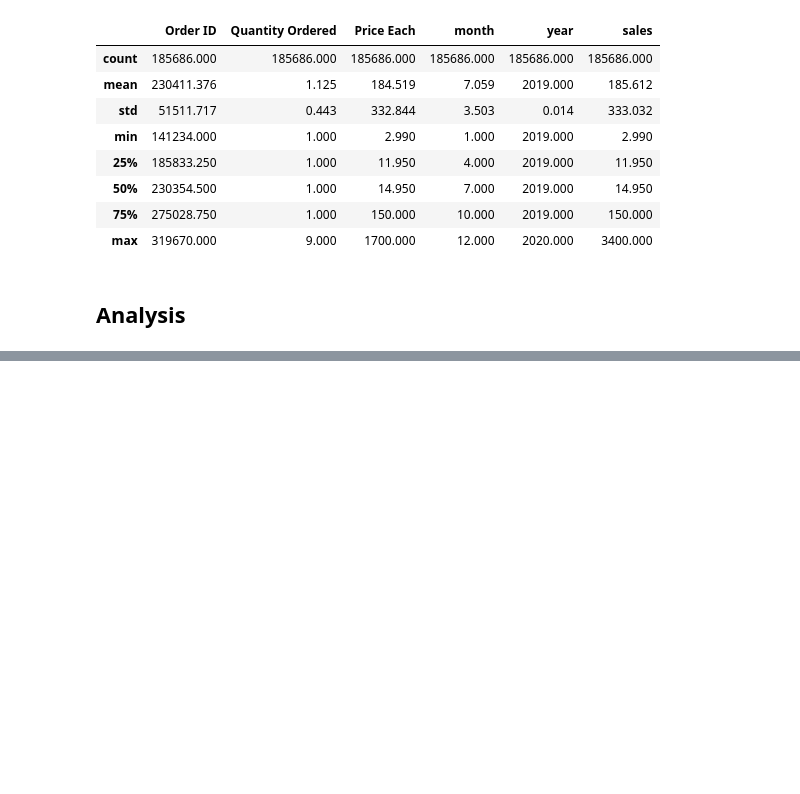
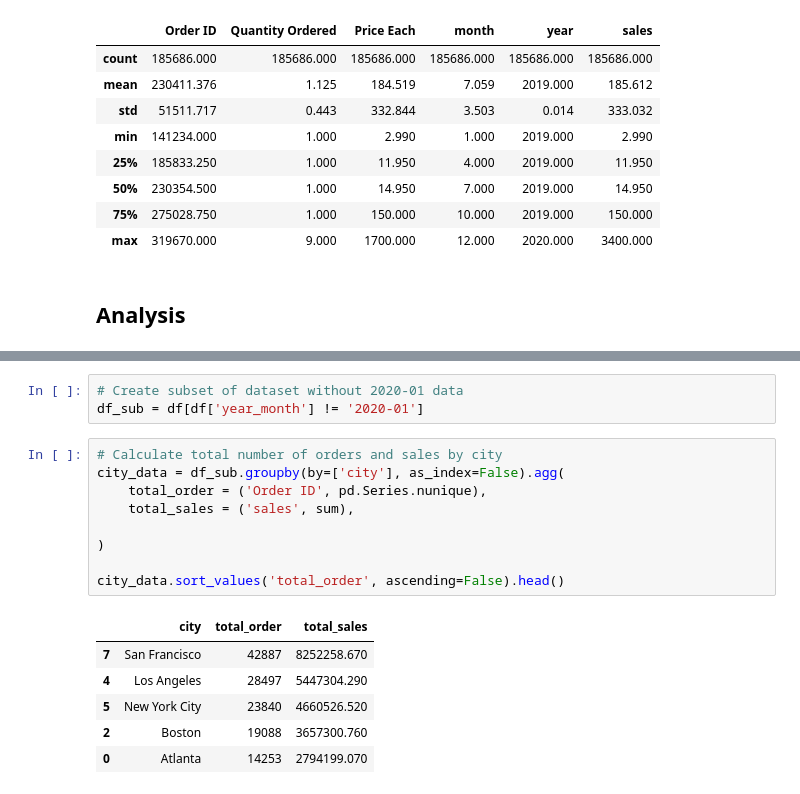
Before and after one commit to ndnyp/Product-Sales-Analysis, a Jupyter notebook: product_sales_analysis_notebook.ipynb, the cells around one changed output, grey strips where cells are left out. Drawn from its saved outputs; the diff is of its cells as text; blank space fills up the shorter version.

```diff
--- a/product_sales_analysis_notebook.ipynb
+++ b/product_sales_analysis_notebook.ipynb
@@ -180,0 +252,19 @@ df.describe()
+# %%
+# Create subset of dataset without 2020-01 data
+df_sub = df[df['year_month'] != '2020-01']
+# %%
+# Calculate total number of orders and sales by city
+city_data = df_sub.groupby(by=['city'], as_index=False).agg(
+    total_order = ('Order ID', pd.Series.nunique),
+    total_sales = ('sales', sum),
+
+)
+
+city_data.sort_values('total_order', ascending=False).head()
+# %% [output]
+|  | city | total_order | total_sales |
+| 7 | San Francisco | 42887 | 8252258.670 |
+| 4 | Los Angeles | 28497 | 5447304.290 |
+| 5 | New York City | 23840 | 4660526.520 |
+| 2 | Boston | 19088 | 3657300.760 |
+| 0 | Atlanta | 14253 | 2794199.070 |
```
Also changed, not shown: parts of 33 cells of this notebook.
